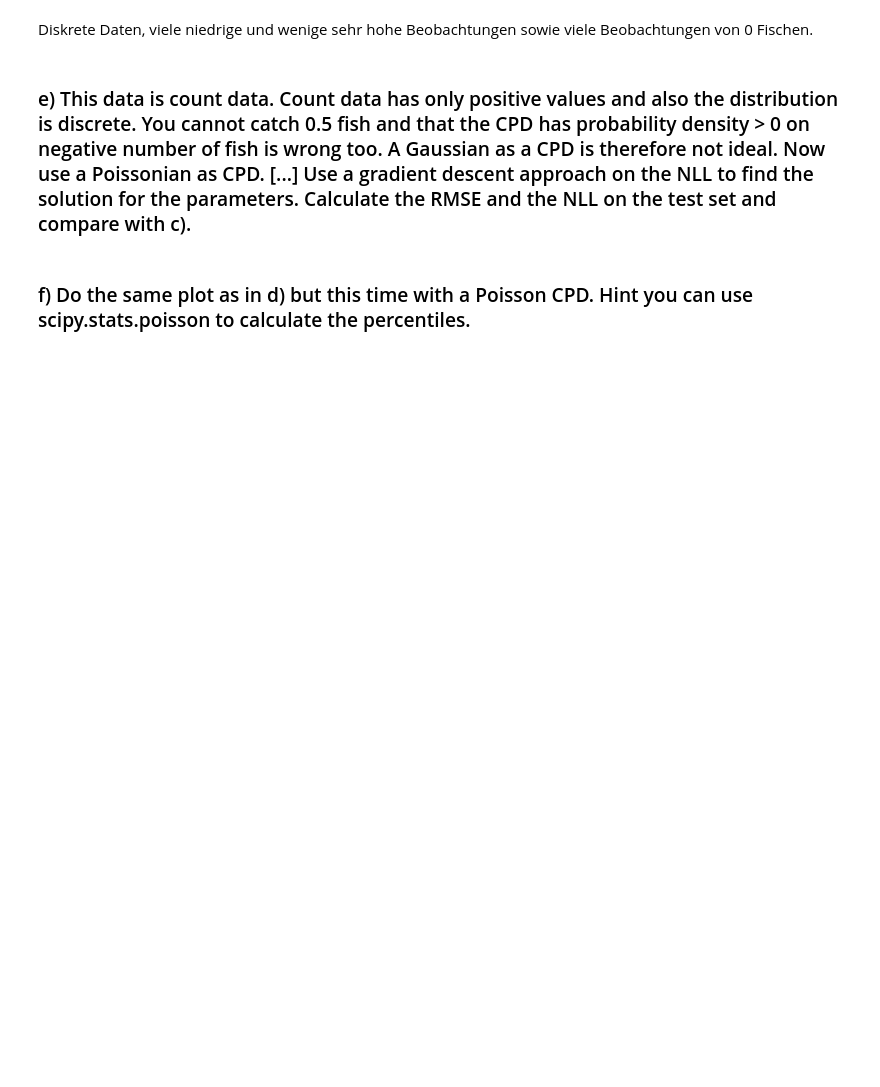
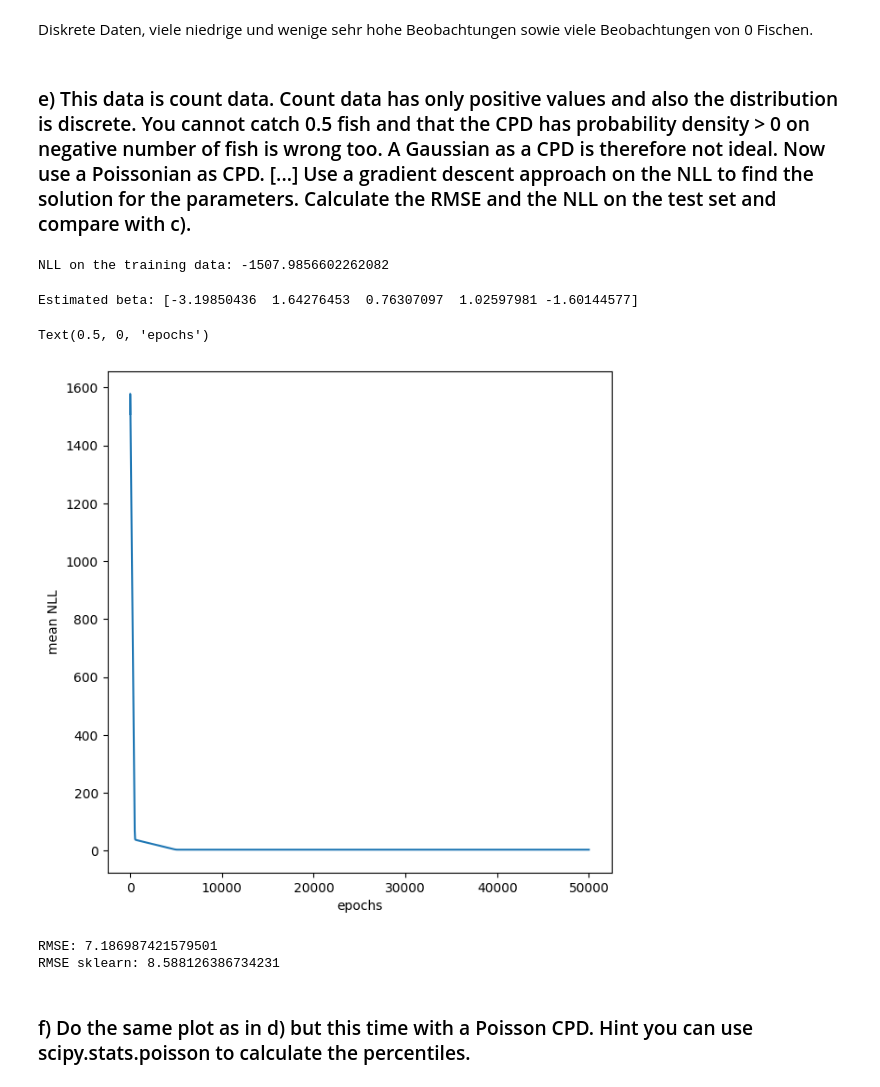
Before and after one commit to KrasserKai/Maschinelles-Lernen-Deep-Learning, a Jupyter notebook: Aufgabe2/Aufgabe2_1.ipynb, the cells around one changed output. Cells and saved outputs as stored; diff of their text form; code cells hidden in the pictures; blank space fills up the shorter version.

```diff
--- a/Aufgabe2/Aufgabe2_1.ipynb
+++ b/Aufgabe2/Aufgabe2_1.ipynb
@@ -113,3 +112,70 @@ print(nll_poisson)
+# %%
+from scipy.special import factorial
+
+# Nll for poissson as CPD
+def poisson_nll(y_data,x_data,Beta):
+    mu=np.exp(np.matmul(x_data,Beta))
+    y_int=np.asarray(y_data,dtype=int) # Convert to int array to avoid infinite values in factorial, factorial only work with integers.
+    NLL= -mu+ y_data*np.log(mu)-np.log(factorial(y_int))
+    return np.mean(NLL)
+
+# Test the model
+beta=np.ones(5)
+nll_test = poisson_nll(yt, Xt_with_intercept,beta)
+print("NLL on the training data:", nll_test)
+# %% [output]
+NLL on the training data: -1507.9856602262082
+# %%
+# Function to calculate the gradient of Poisson NLL
+def poisson_gradient(X, y, beta):
+    mu = np.exp(np.dot(X, beta))
+    gradient = np.dot(X.T, mu - y)
+    return gradient
+
+# Function for gradient descent with NLL calculation
+def gradient_descent_with_nll(X, y, beta, learning_rate, epochs):
+    nll_values = []
+
+    for epoch in range(epochs):
+        # Calculate NLL and store it
+        nll = poisson_nll(y, X, beta)
+        nll_values.append(nll)
+
+        gradient = poisson_gradient(X, y, beta)
+        beta = beta - learning_rate * gradient
+    return beta, nll_values
+
+# Run gradient descent
+beta = np.ones(5)
+learning_rate = 0.0001
+epochs = 50000
+beta_hat, nll_values = gradient_descent_with_nll(Xt_with_intercept, yt, beta, learning_rate, epochs)
+print("Estimated beta:", beta_hat)
+# %% [output]
+Estimated beta: [-3.19850436  1.64276453  0.76307097  1.02597981 -1.60144577]
+# %%
+# Visualisierung der NLL
+f, ax = plt.subplots(figsize=(7,7))
+neg_history= np.asarray(nll_values)*-1 # To have positive values for the NLL
+plt.plot(neg_history)
+plt.ylabel ('mean NLL')
+plt.xlabel ('epochs')
+# %% [output]
+Text(0.5, 0, 'epochs')
+[figure, added]
+# %%
+# Calculate RMSE and NLL on the testset
+y_pred = np.exp(Xte_with_intercept @ beta_hat)
+RMSE = np.sqrt(np.mean((y_pred - yte)**2))
+print("RMSE:", RMSE)
+
+# Comparison with the sklearn model
+y_pred_skl = model_skl.predict(Xte_with_intercept)
+RMSE_skl = np.sqrt(np.mean((y_pred_skl - yte)**2))
+print("RMSE sklearn:", RMSE_skl)
+# %% [output]
+RMSE: 7.186987421579501
+RMSE sklearn: 8.588126386734231
 # %% [markdown]
 ### f) Do the same plot as in d) but this time with a Poisson CPD. Hint you can use scipy.stats.poisson to calculate the percentiles.
 # %%
```
Also changed, not shown: parts of 9 cells of this notebook, 2 other files.
